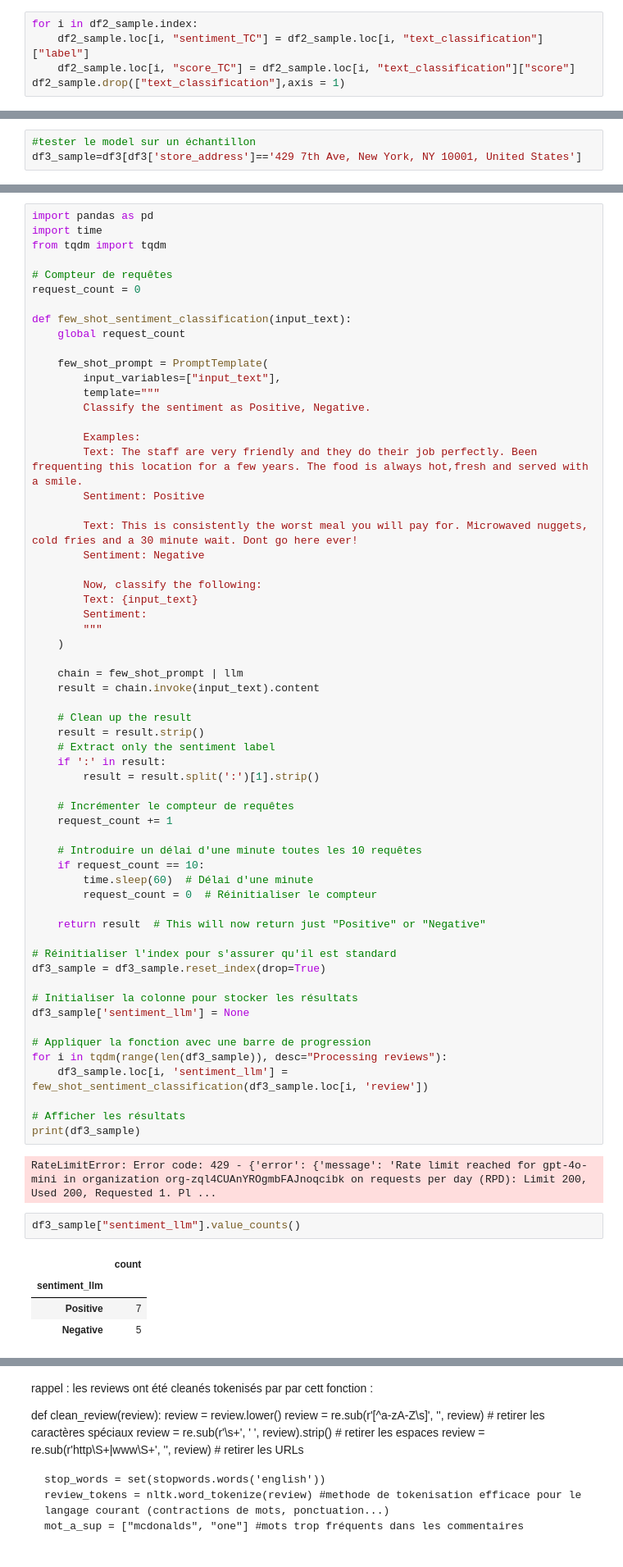
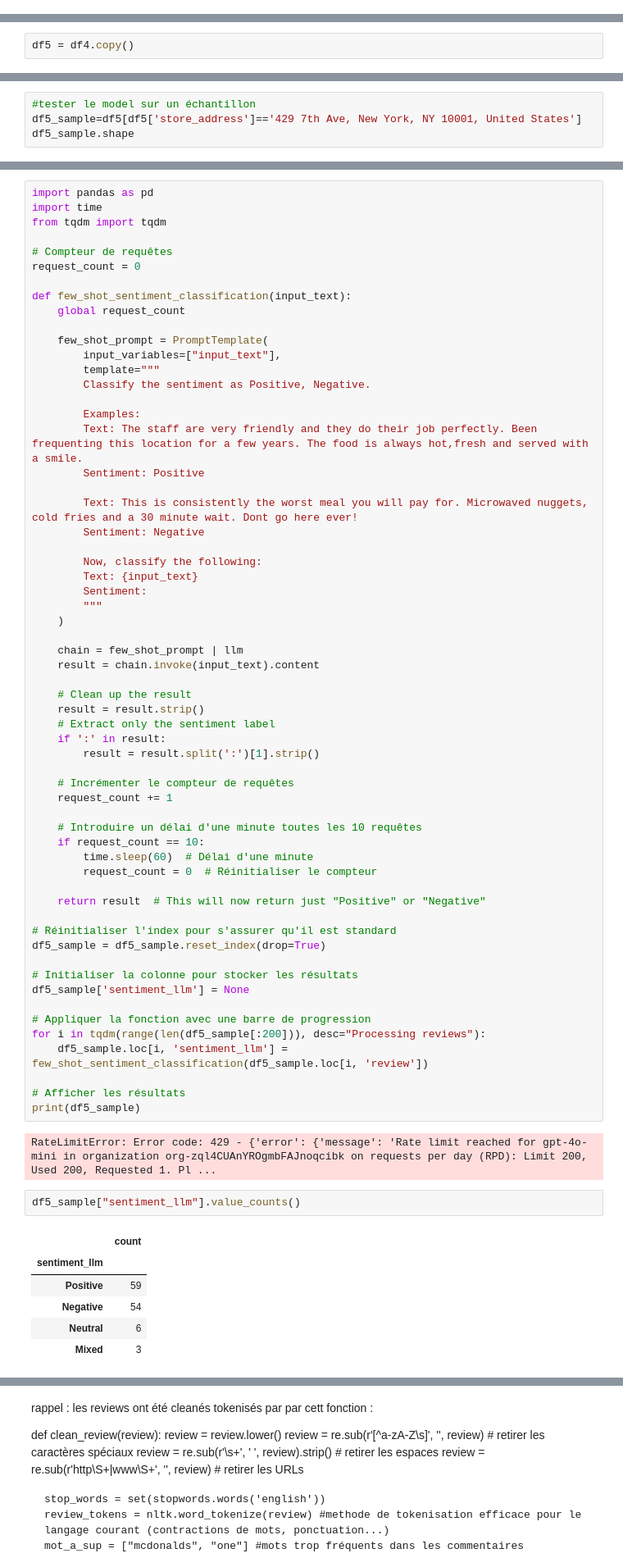
Before and after one commit to dsfsgroup4/customer-sentiment-analysis, a Jupyter notebook: mcdo_mg.ipynb, the cells around one changed output, grey strips where cells are left out. Shown: that part at 82% size. Drawn from its saved outputs; the diff is of its cells as text.

```diff
--- a/mcdo_mg.ipynb
+++ b/mcdo_mg.ipynb
@@ -902,5 +818,0 @@ See the caveats in the documentation: https://pandas.pydata.org/pandas-docs/stab
-# %%
-for i in df2_sample.index:
-    df2_sample.loc[i, "sentiment_TC"] = df2_sample.loc[i, "text_classification"]["label"]
-    df2_sample.loc[i, "score_TC"] = df2_sample.loc[i, "text_classification"]["score"]
-df2_sample.drop(["text_classification"],axis = 1)
@@ -968,3 +821,5 @@ df3 = df2.copy()
+# %%
+df5 = df4.copy()
 # %% [markdown]
 ### selection des commentaires input
 # %%
@@ -1068,4 +930,5 @@ Input: Awesome service! Food hot!  Best ever
 Predicted Sentiment: Positive
 # %%
 #tester le model sur un échantillon
-df3_sample=df3[df3['store_address']=='429 7th Ave, New York, NY 10001, United States']
+df5_sample=df5[df5['store_address']=='429 7th Ave, New York, NY 10001, United States']
+df5_sample.shape
@@ -1118,24 +983,26 @@ def few_shot_sentiment_classification(input_text):
     return result  # This will now return just "Positive" or "Negative"
 
 # Réinitialiser l'index pour s'assurer qu'il est standard
-df3_sample = df3_sample.reset_index(drop=True)
+df5_sample = df5_sample.reset_index(drop=True)
 
 # Initialiser la colonne pour stocker les résultats
-df3_sample['sentiment_llm'] = None
+df5_sample['sentiment_llm'] = None
 
 # Appliquer la fonction avec une barre de progression
-for i in tqdm(range(len(df3_sample)), desc="Processing reviews"):
-    df3_sample.loc[i, 'sentiment_llm'] = few_shot_sentiment_classification(df3_sample.loc[i, 'review'])
+for i in tqdm(range(len(df5_sample[:200])), desc="Processing reviews"):
+    df5_sample.loc[i, 'sentiment_llm'] = few_shot_sentiment_classification(df5_sample.loc[i, 'review'])
 
 # Afficher les résultats
-print(df3_sample)
+print(df5_sample)
 # %% [output]
 RateLimitError: Error code: 429 - {'error': {'message': 'Rate limit reached for gpt-4o-mini in organization org-zql4CUAnYROgmbFAJnoqcibk on requests per day (RPD): Limit 200, Used 200, Requested 1. Pl ...
 # %%
-df3_sample["sentiment_llm"].value_counts()
+df5_sample["sentiment_llm"].value_counts()
 # %% [output]
 |  | count |
 | sentiment_llm |  |
-| Positive | 7 |
-| Negative | 5 |
+| Positive | 59 |
+| Negative | 54 |
+| Neutral | 6 |
+| Mixed | 3 |
 dtype: int64
```
Also changed, not shown: parts of 22 cells of this notebook.
